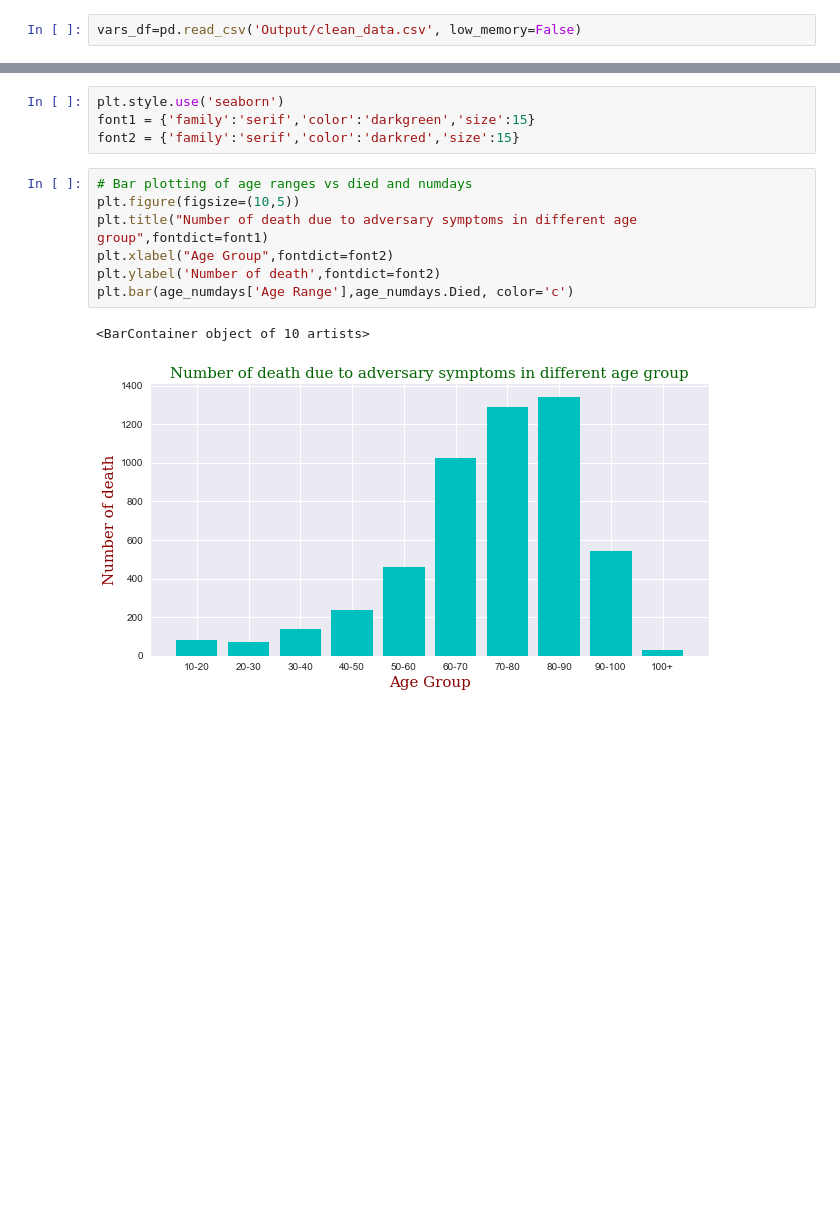
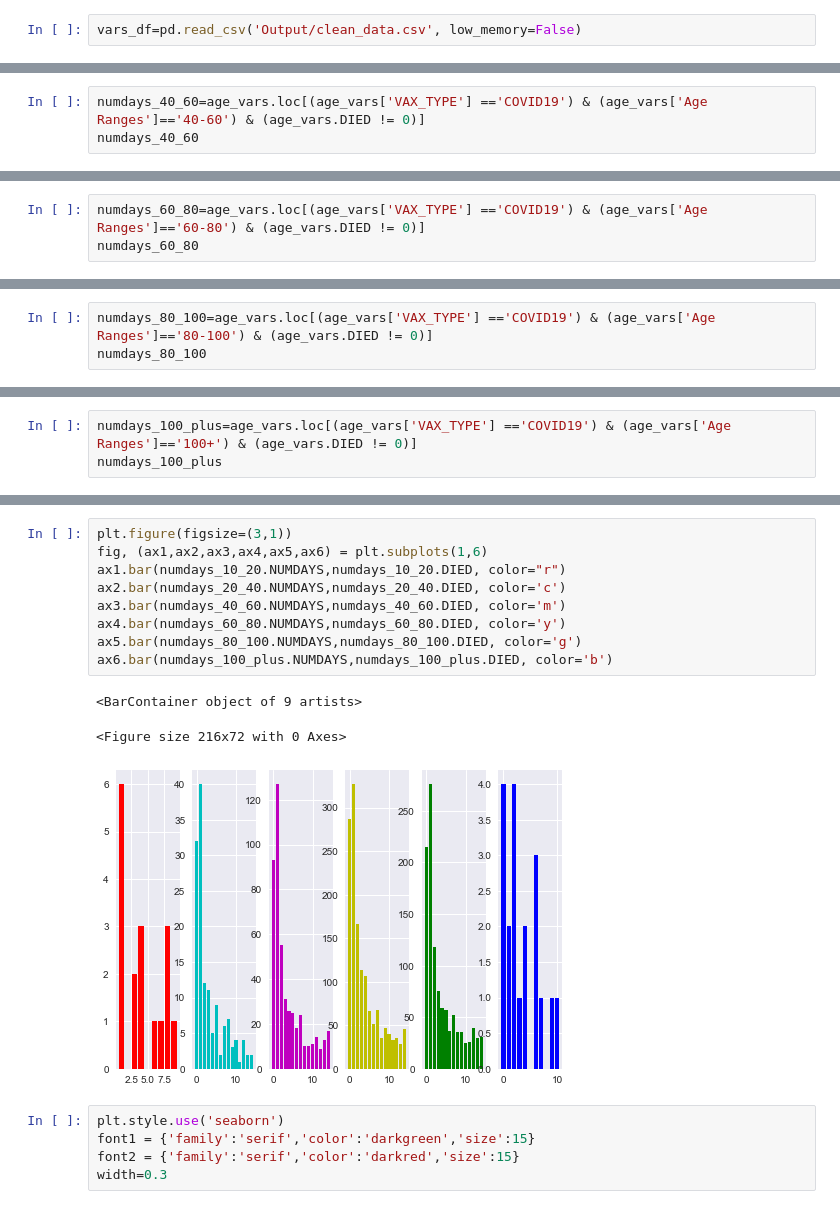
Before and after one commit to sophiastewart202/Project-1, a Jupyter notebook: died_numdays.ipynb, the cells around one changed output, grey strips where cells are left out. Cells and saved outputs as stored; diff of their text form; blank space fills up the shorter version.

```diff
--- a/died_numdays.ipynb
+++ b/died_numdays.ipynb
@@ -80,0 +76,3 @@ age_numdays
+# %%
+numdays_40_60=age_vars.loc[(age_vars['VAX_TYPE'] =='COVID19') & (age_vars['Age Ranges']=='40-60') & (age_vars.DIED != 0)]
+numdays_40_60
@@ -80,0 +96,3 @@ age_numdays
+# %%
+numdays_60_80=age_vars.loc[(age_vars['VAX_TYPE'] =='COVID19') & (age_vars['Age Ranges']=='60-80') & (age_vars.DIED != 0)]
+numdays_60_80
@@ -80,0 +116,3 @@ age_numdays
+# %%
+numdays_80_100=age_vars.loc[(age_vars['VAX_TYPE'] =='COVID19') & (age_vars['Age Ranges']=='80-100') & (age_vars.DIED != 0)]
+numdays_80_100
@@ -80,0 +136,3 @@ age_numdays
+# %%
+numdays_100_plus=age_vars.loc[(age_vars['VAX_TYPE'] =='COVID19') & (age_vars['Age Ranges']=='100+') & (age_vars.DIED != 0)]
+numdays_100_plus
@@ -81,14 +150,18 @@ age_numdays
+# %%
+plt.figure(figsize=(3,1))
+fig, (ax1,ax2,ax3,ax4,ax5,ax6) = plt.subplots(1,6)
+ax1.bar(numdays_10_20.NUMDAYS,numdays_10_20.DIED, color="r")
+ax2.bar(numdays_20_40.NUMDAYS,numdays_20_40.DIED, color='c')
+ax3.bar(numdays_40_60.NUMDAYS,numdays_40_60.DIED, color='m')
+ax4.bar(numdays_60_80.NUMDAYS,numdays_60_80.DIED, color='y')
+ax5.bar(numdays_80_100.NUMDAYS,numdays_80_100.DIED, color='g')
+ax6.bar(numdays_100_plus.NUMDAYS,numdays_100_plus.DIED, color='b')
+# %% [output]
+<BarContainer object of 9 artists>
+<Figure size 216x72 with 0 Axes>
+[figure, added]
 # %%
 plt.style.use('seaborn')
 font1 = {'family':'serif','color':'darkgreen','size':15}
 font2 = {'family':'serif','color':'darkred','size':15}
+width=0.3
-# %%
-# Bar plotting of age ranges vs died and numdays
-plt.figure(figsize=(10,5))
-plt.title("Number of death due to adversary symptoms in different age group",fontdict=font1)
-plt.xlabel("Age Group",fontdict=font2)
-plt.ylabel('Number of death',fontdict=font2)
-plt.bar(age_numdays['Age Range'],age_numdays.Died, color='c')
-# %% [output]
-<BarContainer object of 10 artists>
-[figure, removed]
```
Also changed, not shown: parts of 18 cells of this notebook.
